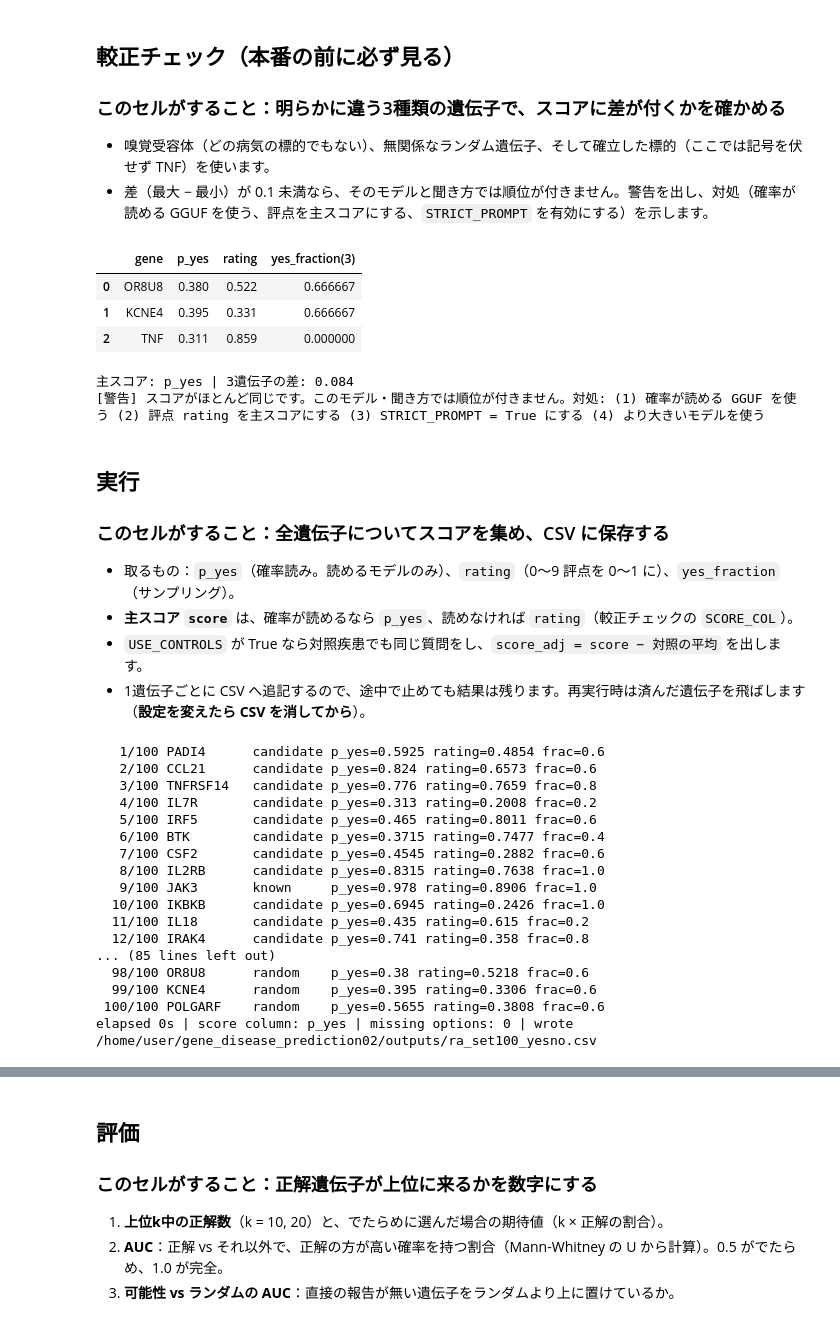
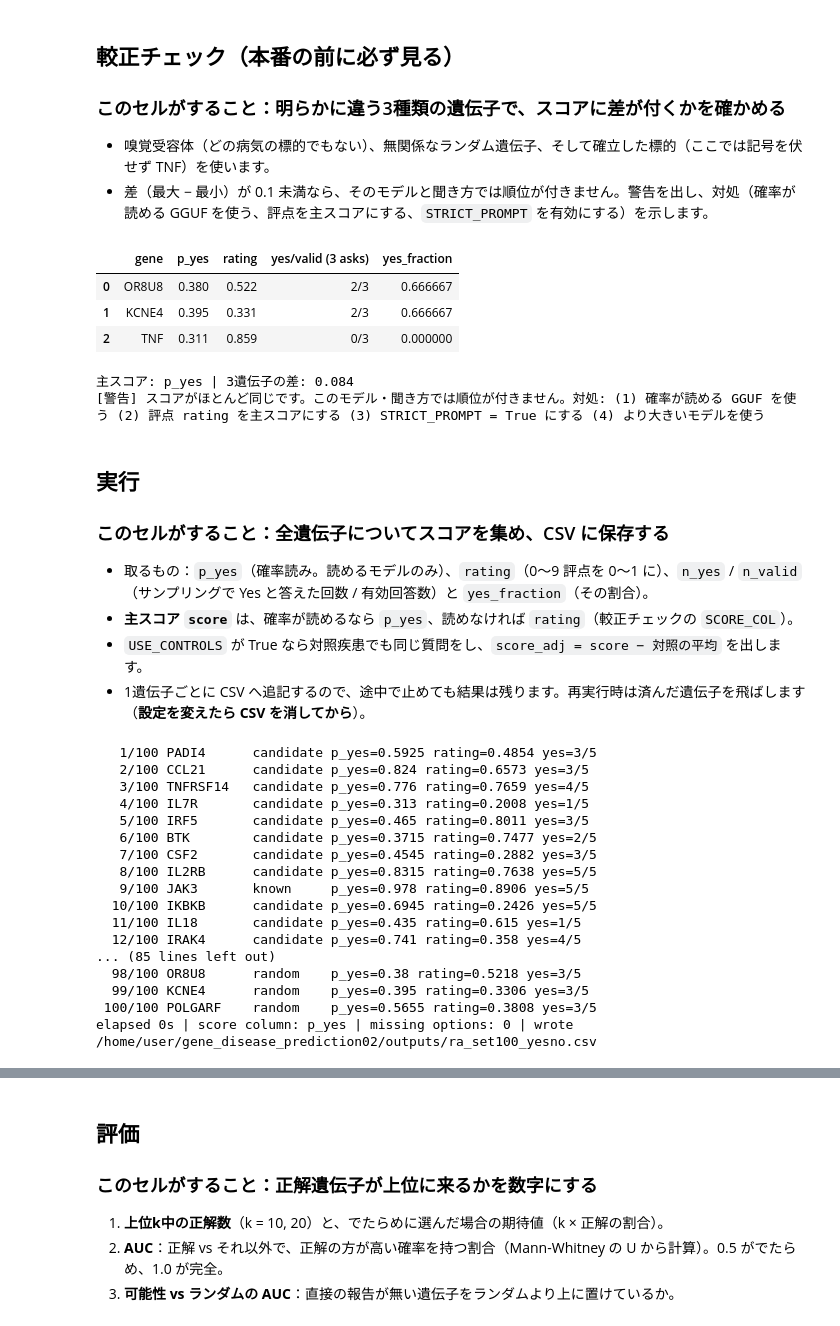
Before and after one commit to pepsea/gene_disease_prediction02, a Jupyter notebook: notebooks/02_target_validity_yes_no.ipynb, the cells around one changed output, grey strips where cells are left out. Saved outputs shown, nothing was run; the diff lists cells and outputs as text; code cells hidden in the pictures.

```diff
--- a/notebooks/02_target_validity_yes_no.ipynb
+++ b/notebooks/02_target_validity_yes_no.ipynb
@@ -478,7 +478,7 @@ def sample_yes_fraction(gene_label, n=N_ANSWERS, temperature=TEMPERATURE):
         word = word.group(1).lower() if word else ""
         if word.startswith("yes"): yes += 1; valid += 1
         elif word.startswith("no"): valid += 1
-    return (yes / valid if valid else float("nan")), valid                           # 4.
+    return (yes / valid if valid else float("nan")), valid, yes                      # 4. (割合, 有効回答数, Yes の数)
 
 DIGITS = [str(d) for d in range(10)]
 def rating_score(gene_label, n=N_ANSWERS, temperature=TEMPERATURE, disease=None, info_list=None):
@@ -510,34 +510,34 @@ test TNF : 0.3115 0.8585256958612575
 # %%
 CAL_GENES = ["OR8U8 (olfactory receptor family 8 subfamily U member 8)",
              "KCNE4 (potassium voltage-gated channel subfamily E regulatory subunit 4)",
              "TNF (tumor necrosis factor)"]
 rows = []
 for gl in CAL_GENES:
     p = yes_probability(gl)
     r = rating_score(gl)
-    fr, nv = sample_yes_fraction(gl, n=3)
-    rows.append({"gene": gl.split(" ")[0], "p_yes": None if p is None else round(p, 3), "rating": round(r, 3), "yes_fraction(3)": fr})
+    fr, nv, ny = sample_yes_fraction(gl, n=3)
+    rows.append({"gene": gl.split(" ")[0], "p_yes": None if p is None else round(p, 3), "rating": round(r, 3), "yes/valid (3 asks)": f"{ny}/{nv}", "yes_fraction": fr})
 cal = pd.DataFrame(rows); display(cal)
 SCORE_COL = "p_yes" if LOGPROBS_OK else "rating"
 spread = cal[SCORE_COL].max() - cal[SCORE_COL].min()
 print(f"主スコア: {SCORE_COL} | 3遺伝子の差: {spread:.3f}")
 if spread < 0.1:
     print("[警告] スコアがほとんど同じです。このモデル・聞き方では順位が付きません。対処: (1) 確率が読める GGUF を使う "
           "(2) 評点 rating を主スコアにする (3) STRICT_PROMPT = True にする (4) より大きいモデルを使う")
 elif not LOGPROBS_OK:
     print("注意: 確率が読めないため評点のサンプリング平均を使います。N_ANSWERS を増やすと安定します。")
 # %% [output]
-|  | gene | p_yes | rating | yes_fraction(3) |
-| 0 | OR8U8 | 0.380 | 0.522 | 0.666667 |
-| 1 | KCNE4 | 0.395 | 0.331 | 0.666667 |
-| 2 | TNF | 0.311 | 0.859 | 0.000000 |
+|  | gene | p_yes | rating | yes/valid (3 asks) | yes_fraction |
+| 0 | OR8U8 | 0.380 | 0.522 | 2/3 | 0.666667 |
+| 1 | KCNE4 | 0.395 | 0.331 | 2/3 | 0.666667 |
+| 2 | TNF | 0.311 | 0.859 | 0/3 | 0.000000 |
 主スコア: p_yes | 3遺伝子の差: 0.084
 [警告] スコアがほとんど同じです。このモデル・聞き方では順位が付きません。対処: (1) 確率が読める GGUF を使う (2) 評点 rating を主スコアにする (3) STRICT_PROMPT = True にする (4) より大きいモデルを使う
 # %% [markdown]
 ## 実行
 
 ### このセルがすること：全遺伝子についてスコアを集め、CSV に保存する
-- 取るもの：`p_yes`（確率読み。読めるモデルのみ）、`rating`（0〜9 評点を 0〜1 に）、`yes_fraction`（サンプリング）。
+- 取るもの：`p_yes`（確率読み。読めるモデルのみ）、`rating`（0〜9 評点を 0〜1 に）、`n_yes` / `n_valid`（サンプリングで Yes と答えた回数 / 有効回答数）と `yes_fraction`（その割合）。
 - **主スコア `score`** は、確率が読めるなら `p_yes`、読めなければ `rating`（較正チェックの `SCORE_COL`）。
 - `USE_CONTROLS` が True なら対照疾患でも同じ質問をし、`score_adj = score − 対照の平均` を出します。
 - 1遺伝子ごとに CSV へ追記するので、途中で止めても結果は残ります。再実行時は済んだ遺伝子を飛ばします（**設定を変えたら CSV を消してから**）。
@@ -546,7 +546,7 @@ done = set()
 if os.path.exists(OUT_CSV):
     prev = pd.read_csv(OUT_CSV, dtype=str)
     done = set(prev["symbol"]) if "symbol" in prev.columns else set()
-cols = ["symbol", "gene_label", "name_source", "category", "label", "p_yes", "rating", "yes_fraction", "n_valid",
+cols = ["symbol", "gene_label", "name_source", "category", "label", "p_yes", "rating", "n_yes", "n_valid", "yes_fraction",
         "p_yes_ctrl", "rating_ctrl", "score", "score_adj", "score_col", "n_answers", "mode", "model", "disease"]
 new_file = not os.path.exists(OUT_CSV)
 t0 = time.time()
@@ -559,7 +559,7 @@ with open(OUT_CSV, "a", newline="", encoding="utf-8") as f:
         gl = g["gene_label"]
         p = yes_probability(gl) if MODE in ("logprob", "both") and LOGPROBS_OK else None
         r = rating_score(gl) if USE_RATING else None
-        fr, nv = sample_yes_fraction(gl) if MODE in ("sample", "both") else (None, "")
+        fr, nv, ny = sample_yes_fraction(gl) if MODE in ("sample", "both") else (None, "", "")
         p_ctrl = r_ctrl = None
         if USE_CONTROLS and CONTROL_DISEASES:                                       # 対照疾患で同じ質問 → 平均
             pc = [yes_probability(gl, d, b) for d, b in CONTROL_DISEASES.items()] if p is not None else []
@@ -569,29 +569,29 @@ with open(OUT_CSV, "a", newline="", encoding="utf-8") as f:
         score = p if SCORE_COL == "p_yes" else r
         ctrl = p_ctrl if SCORE_COL == "p_yes" else r_ctrl
         score_adj = (score - ctrl) if (score is not None and ctrl is not None) else None
-        w.writerow([g["symbol"], gl, g["name_source"], g["category"], g["label"], fmt(p), fmt(r), fmt(fr), nv,
+        w.writerow([g["symbol"], gl, g["name_source"], g["category"], g["label"], fmt(p), fmt(r), ny, nv, fmt(fr),
                     fmt(p_ctrl), fmt(r_ctrl), fmt(score), fmt(score_adj), SCORE_COL, N_ANSWERS, MODE,
                     f"{BACKEND_USED}:{os.path.basename(str(MODEL_PATH))}" if USE_LLM else "MOCK", DISEASE]); f.flush()
-        print(f"{i+1:4d}/{len(genes)} {g['symbol']:10s} {g['category']:9s} p_yes={fmt(p)} rating={fmt(r)} frac={fmt(fr)}"
+        print(f"{i+1:4d}/{len(genes)} {g['symbol']:10s} {g['category']:9s} p_yes={fmt(p)} rating={fmt(r)} yes={ny}/{nv}"
               + (f" adj={fmt(score_adj)}" if score_adj is not None else ""))
 print(f"elapsed {time.time()-t0:.0f}s | score column: {SCORE_COL}{' (adjusted by controls)' if USE_CONTROLS else ''} | missing options: {len(missing)} | wrote {OUT_CSV}")
 # %% [output]
-   1/100 PADI4      candidate p_yes=0.5925 rating=0.4854 frac=0.6
-   2/100 CCL21      candidate p_yes=0.824 rating=0.6573 frac=0.6
-   3/100 TNFRSF14   candidate p_yes=0.776 rating=0.7659 frac=0.8
-   4/100 IL7R       candidate p_yes=0.313 rating=0.2008 frac=0.2
-   5/100 IRF5       candidate p_yes=0.465 rating=0.8011 frac=0.6
-   6/100 BTK        candidate p_yes=0.3715 rating=0.7477 frac=0.4
-   7/100 CSF2       candidate p_yes=0.4545 rating=0.2882 frac=0.6
-   8/100 IL2RB      candidate p_yes=0.8315 rating=0.7638 frac=1.0
-   9/100 JAK3       known     p_yes=0.978 rating=0.8906 frac=1.0
-  10/100 IKBKB      candidate p_yes=0.6945 rating=0.2426 frac=1.0
-  11/100 IL18       candidate p_yes=0.435 rating=0.615 frac=0.2
-  12/100 IRAK4      candidate p_yes=0.741 rating=0.358 frac=0.8
+   1/100 PADI4      candidate p_yes=0.5925 rating=0.4854 yes=3/5
+   2/100 CCL21      candidate p_yes=0.824 rating=0.6573 yes=3/5
+   3/100 TNFRSF14   candidate p_yes=0.776 rating=0.7659 yes=4/5
+   4/100 IL7R       candidate p_yes=0.313 rating=0.2008 yes=1/5
+   5/100 IRF5       candidate p_yes=0.465 rating=0.8011 yes=3/5
+   6/100 BTK        candidate p_yes=0.3715 rating=0.7477 yes=2/5
+   7/100 CSF2       candidate p_yes=0.4545 rating=0.2882 yes=3/5
+   8/100 IL2RB      candidate p_yes=0.8315 rating=0.7638 yes=5/5
+   9/100 JAK3       known     p_yes=0.978 rating=0.8906 yes=5/5
+  10/100 IKBKB      candidate p_yes=0.6945 rating=0.2426 yes=5/5
+  11/100 IL18       candidate p_yes=0.435 rating=0.615 yes=1/5
+  12/100 IRAK4      candidate p_yes=0.741 rating=0.358 yes=4/5
 ... (85 lines left out)
-  98/100 OR8U8      random    p_yes=0.38 rating=0.5218 frac=0.6
-  99/100 KCNE4      random    p_yes=0.395 rating=0.3306 frac=0.6
- 100/100 POLGARF    random    p_yes=0.5655 rating=0.3808 frac=0.6
+  98/100 OR8U8      random    p_yes=0.38 rating=0.5218 yes=3/5
+  99/100 KCNE4      random    p_yes=0.395 rating=0.3306 yes=3/5
+ 100/100 POLGARF    random    p_yes=0.5655 rating=0.3808 yes=3/5
 elapsed 0s | score column: p_yes | missing options: 0 | wrote /home/user/gene_disease_prediction02/outputs/ra_set100_yesno.csv
 # %% [markdown]
 ## 結果
```
Also changed, not shown: parts of 3 cells of this notebook.
